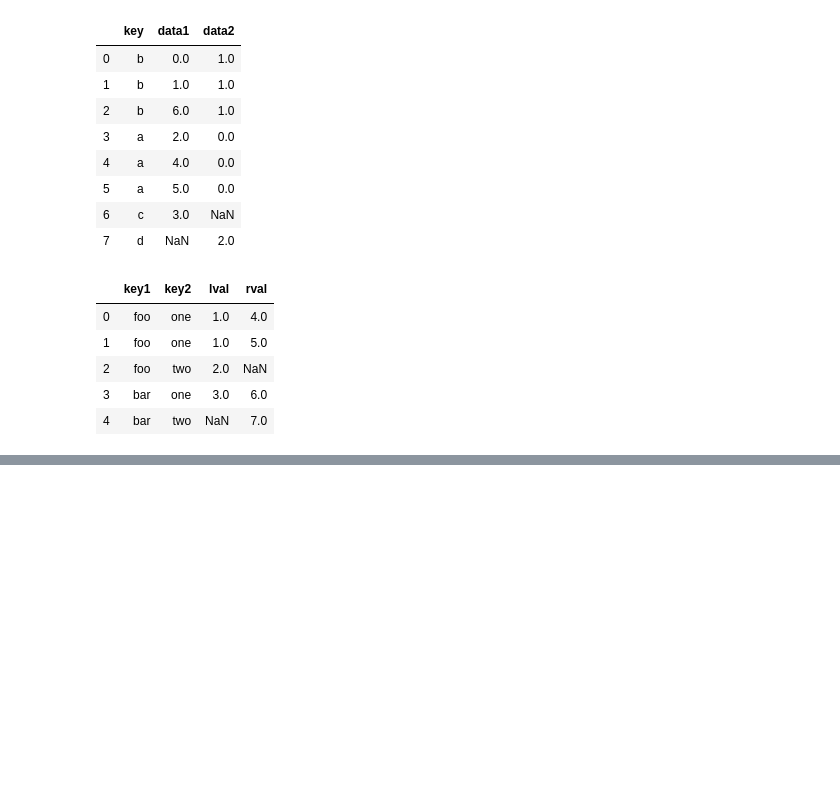
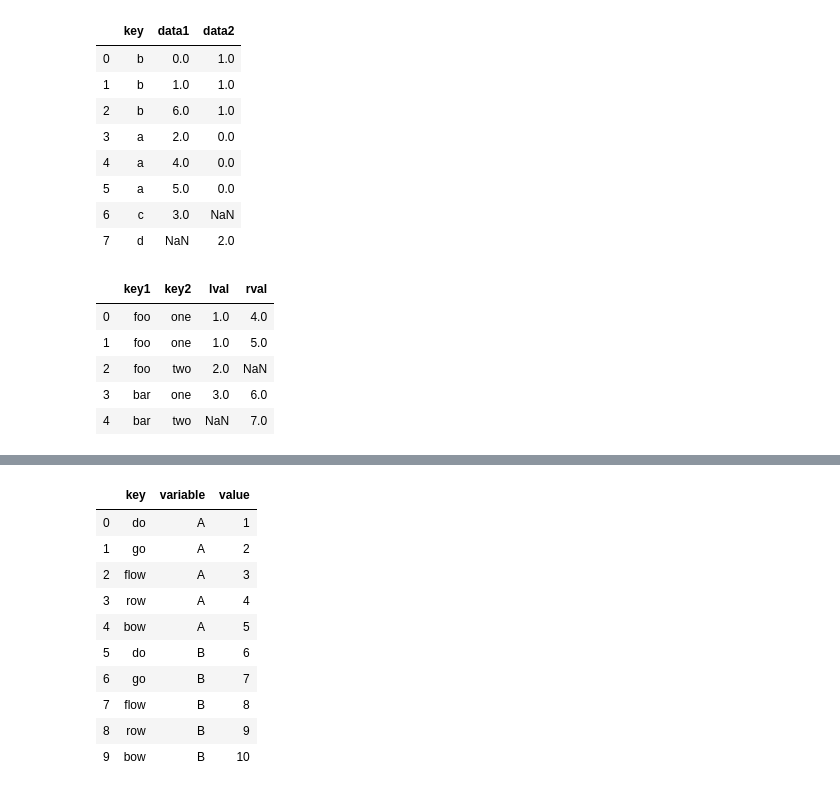
Before and after one commit to 1zulkifel/Data_science, a Jupyter notebook: Pandas_p.ipynb, the cells around one changed output, grey strips where cells are left out. Saved outputs shown, nothing was run; the diff lists cells and outputs as text; code cells hidden in the pictures; blank space fills up the shorter version.

```diff
--- a/Pandas_p.ipynb
+++ b/Pandas_p.ipynb
@@ -771,0 +982,15 @@ mrg_df
+# %%
+#you can specify a subset of columns to use as values columns
+pd.melt(df, id_vars=['key'],value_vars=['A','B'])
+# %% [output]
+|  | key | variable | value |
+| 0 | do | A | 1 |
+| 1 | go | A | 2 |
+| 2 | flow | A | 3 |
+| 3 | row | A | 4 |
+| 4 | bow | A | 5 |
+| 5 | do | B | 6 |
+| 6 | go | B | 7 |
+| 7 | flow | B | 8 |
+| 8 | row | B | 9 |
+| 9 | bow | B | 10 |
```
Also changed, not shown: parts of 29 cells of this notebook.
